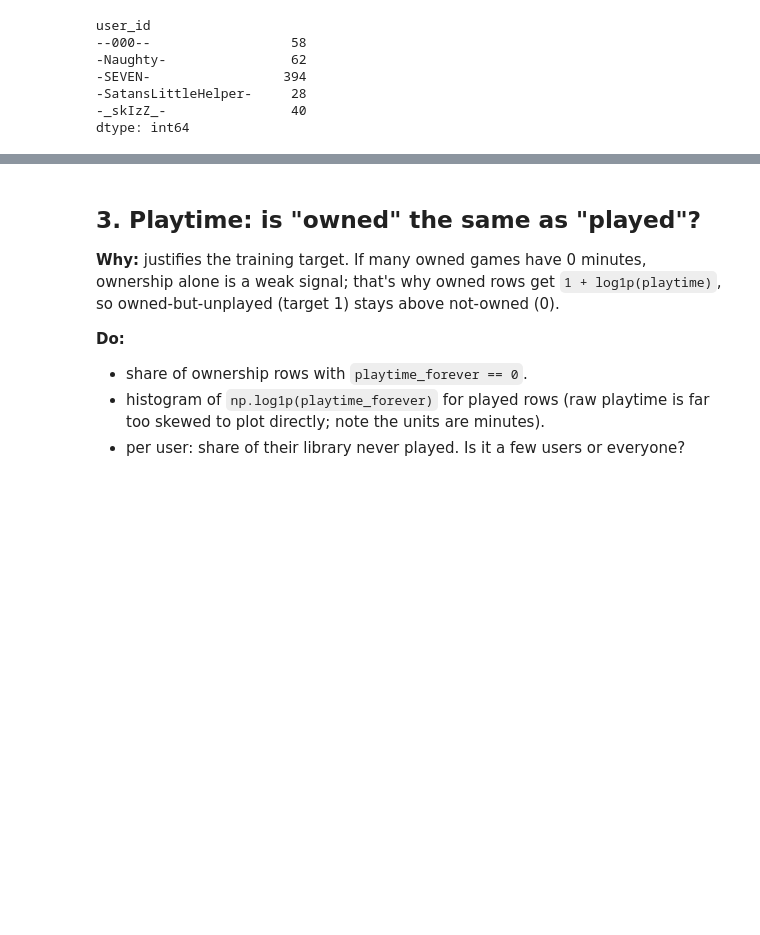
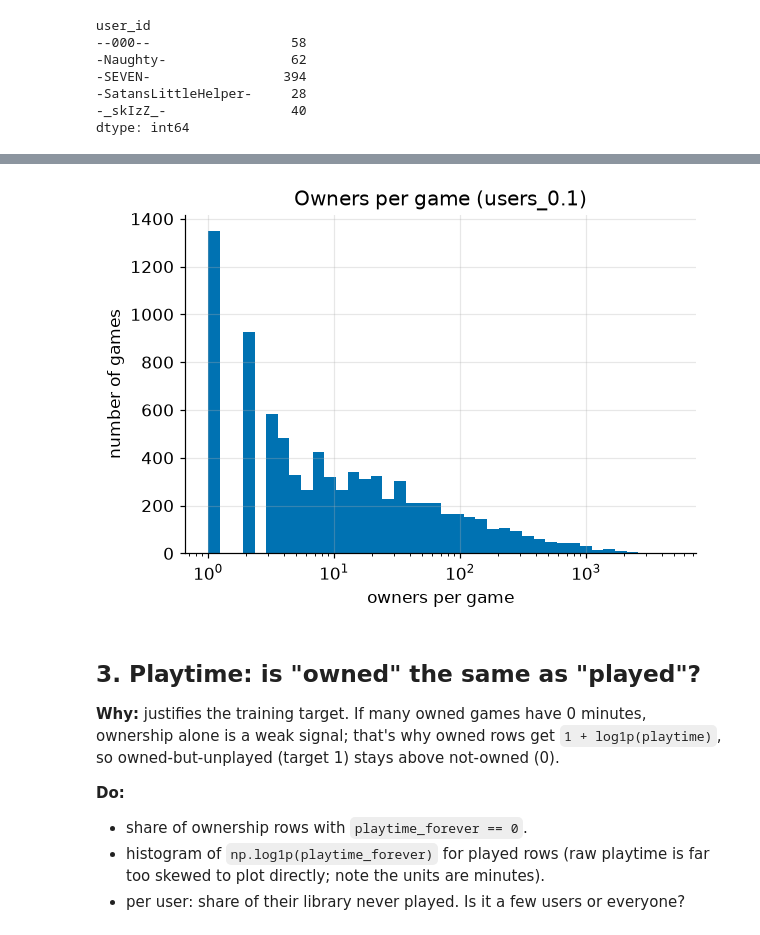
Before and after one commit to kberesfo/cse-258-assignment-2, a Jupyter notebook: notebooks/eda.ipynb, the cells around one changed output, grey strips where cells are left out. Cells and saved outputs as stored; diff of their text form; code cells hidden in the pictures; blank space fills up the shorter version.

```diff
--- a/notebooks/eda.ipynb
+++ b/notebooks/eda.ipynb
@@ -118,2 +116,14 @@ plt.show()
 # %%
-owners_per_game = owned.item_id.value_counts()
+owners_per_game = owned['item_id'].value_counts()
+owners_per_game.describe()
+
+# fig, ax = plt.subplots(figsize=(6, 4))   # a figure and one set of axes
+# bins = np.logspace(np.log10(owners_per_game.min()), np.log10(owners_per_game.max()), 40)   # 40 edges from low to high
+# counts, edges, patches = ax.hist(owners_per_game, bins=bins)                 # draw on the axes
+# ax.set_xscale("log")
+# # ax.set_yscale("log")
+# ax.set_xlabel("user per game")                     # label everything a reader needs
+# ax.set_ylabel("number of players")
+# ax.set_title("Player size per game (10% sample)")
+# path = save(fig, "owner_per_game")
+# plt.show()
@@ -120,3 +140,10 @@ owners_per_game = owned.item_id.value_counts()
+# %%
+fig, ax = plt.subplots()
+log_hist(ax, owners_per_game, "owners per game", "number of games", f"Owners per game ({cfg.sample.tag})")
+save(fig, "owners_per_game")
+plt.show()
+# %% [output]
+[figure, added]
 # %% [markdown]
 ## 3. Playtime: is "owned" the same as "played"?
 **Why:** justifies the training target. If many owned games have 0 minutes, ownership
```
Also changed, not shown: parts of 3 cells of this notebook, 4 other files.
